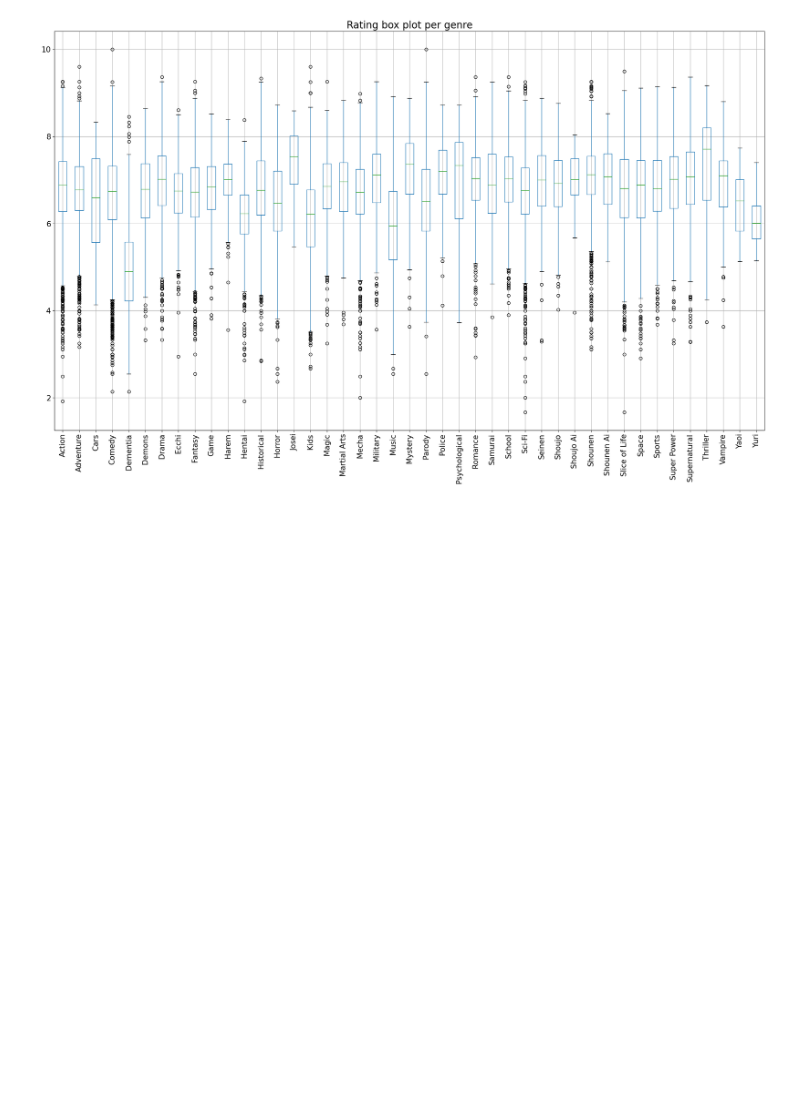
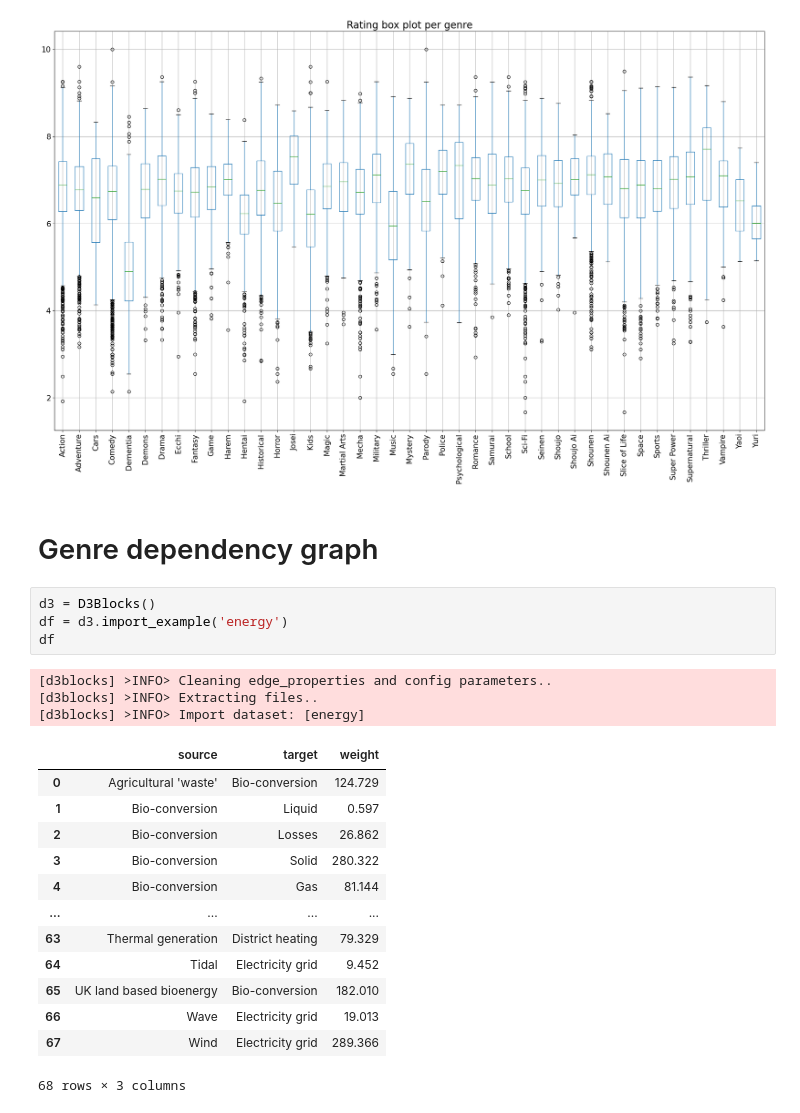
Before and after one commit to EmpireDemocratiqueDuPoulpe/Cours-IA, a Jupyter notebook: 5MLRE/Project/notebooks/en/1-Data_Exploration_macron.ipynb, the cells around one changed output. Cells and saved outputs as stored; diff of their text form; blank space fills up the shorter version.

Commit message:
5MLRE: Data exploration: Tried the dependency graph, failed

```diff
--- a/5MLRE/Project/notebooks/en/1-Data_Exploration_macron.ipynb
+++ b/5MLRE/Project/notebooks/en/1-Data_Exploration_macron.ipynb
@@ -177,3 +182,26 @@ pyplot.xlabel("")
 pyplot.show()
 # %% [output]
 [figure]
+# %% [markdown]
+# Genre dependency graph
+# %%
+d3 = D3Blocks()
+df = d3.import_example('energy')
+df
+# %% [output]
+[d3blocks] >INFO> Cleaning edge_properties and config parameters..
+[d3blocks] >INFO> Extracting files..
+[d3blocks] >INFO> Import dataset: [energy]
+|  | source | target | weight |
+| 0 | Agricultural 'waste' | Bio-conversion | 124.729 |
+| 1 | Bio-conversion | Liquid | 0.597 |
+| 2 | Bio-conversion | Losses | 26.862 |
+| 3 | Bio-conversion | Solid | 280.322 |
+| 4 | Bio-conversion | Gas | 81.144 |
+| ... | ... | ... | ... |
+| 63 | Thermal generation | District heating | 79.329 |
+| 64 | Tidal | Electricity grid | 9.452 |
+| 65 | UK land based bioenergy | Bio-conversion | 182.010 |
+| 66 | Wave | Electricity grid | 19.013 |
+| 67 | Wind | Electricity grid | 289.366 |
+68 rows × 3 columns
```
Also changed, not shown: parts of 3 cells of this notebook, 2 other files.
